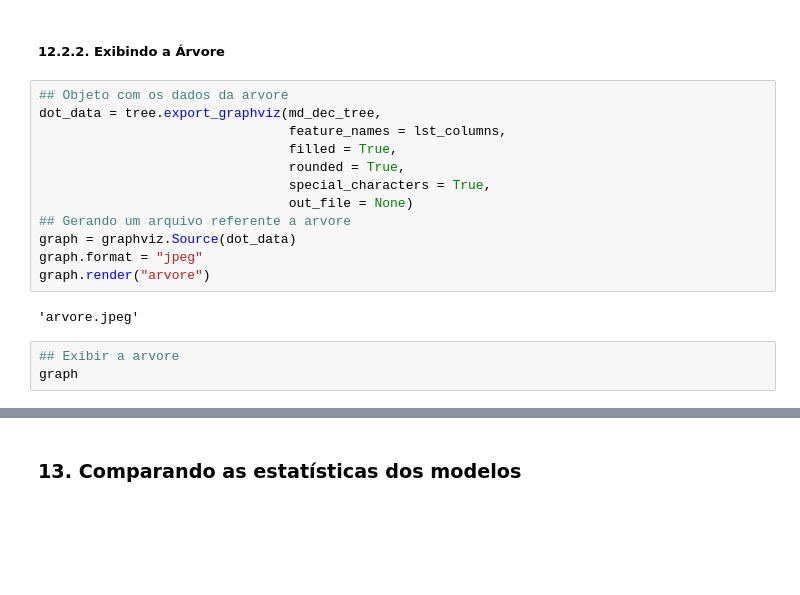
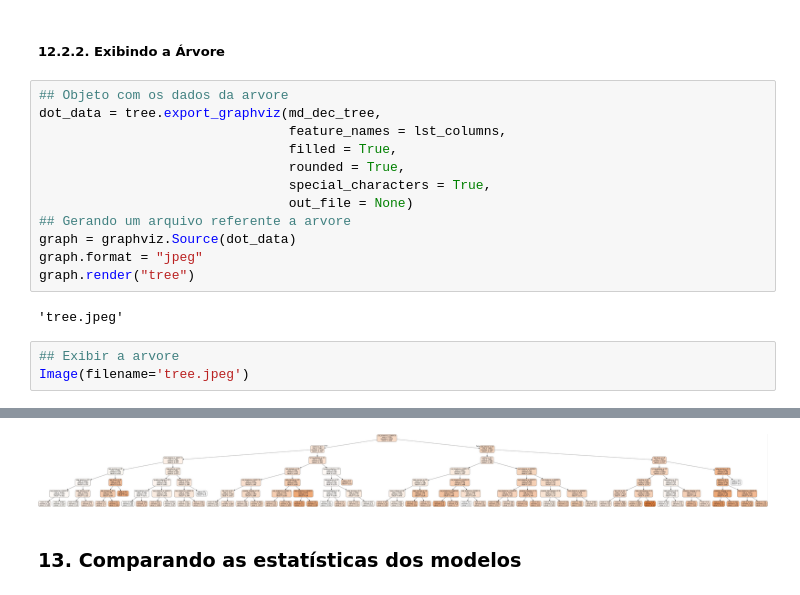
Before and after one commit to Joao-TheCosmosIsInfinite/FIA_TCC, a Jupyter notebook: notebooks/entrega2_Post12_joaoPaulo.ipynb, the cells around one changed output, grey strips where cells are left out. Drawn from its saved outputs; the diff is of its cells as text; blank space fills up the shorter version.

```diff
--- a/notebooks/entrega2_Post12_joaoPaulo.ipynb
+++ b/notebooks/entrega2_Post12_joaoPaulo.ipynb
@@ -2043,10 +2250,10 @@ dot_data = tree.export_graphviz(md_dec_tree,
 ## Gerando um arquivo referente a arvore
 graph = graphviz.Source(dot_data)
 graph.format = "jpeg"
-graph.render("arvore")
+graph.render("tree")
 # %% [output]
-'arvore.jpeg'
+'tree.jpeg'
 # %%
 ## Exibir a arvore
-graph
+Image(filename='tree.jpeg')
 # %% [output]
@@ -2054,3 +2260,4 @@ graph
+[figure, added]
 # %% [markdown]
 <a id = 'head3_13'></a>
 <h3>13. Comparando as estatísticas dos modelos</h3>
```
Also changed, not shown: parts of 19 cells of this notebook, 26 other files.
